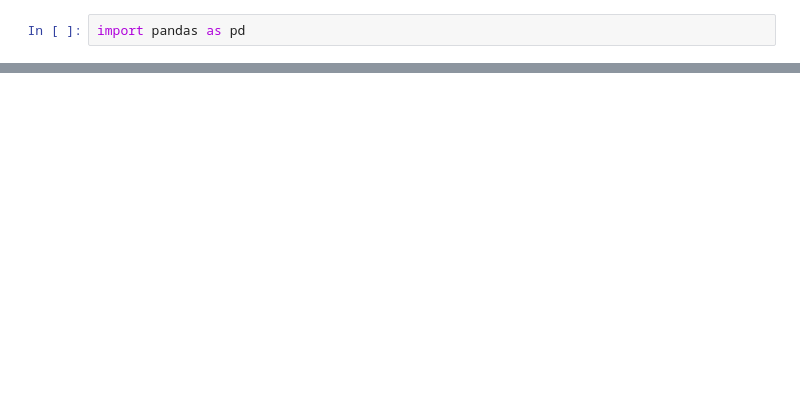
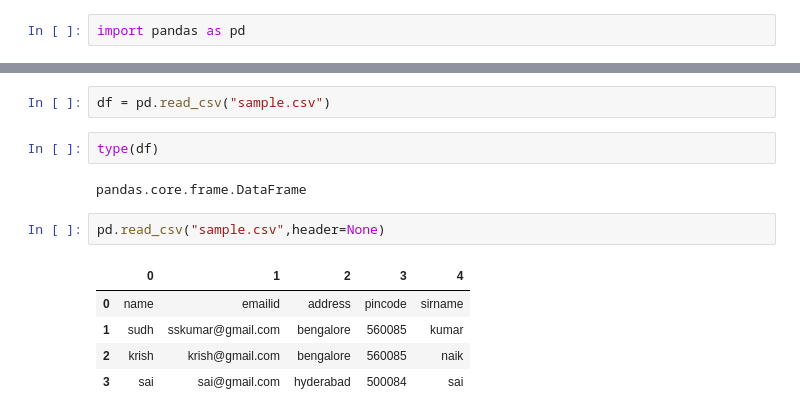
Before and after one commit to saiteja8888/DataScience, a Jupyter notebook: Python_Libraries/1_Pandas.ipynb, the cells around one changed output, grey strips where cells are left out. Saved outputs shown, nothing was run; the diff lists cells and outputs as text; blank space fills up the shorter version.

Commit message:
pandas

```diff
--- a/Python_Libraries/1_Pandas.ipynb
+++ b/Python_Libraries/1_Pandas.ipynb
@@ -16,0 +14,14 @@ df = pd.read_html('https://www.basketball-reference.com/leagues/NBA_2015_totals.
+# %%
+df = pd.read_csv("sample.csv")
+# %%
+type(df)
+# %% [output]
+pandas.core.frame.DataFrame
+# %%
+pd.read_csv("sample.csv",header=None)
+# %% [output]
+|  | 0 | 1 | 2 | 3 | 4 |
+| 0 | name | emailid | address | pincode | sirname |
+| 1 | sudh | sskumar@gmail.com | bengalore | 560085 | kumar |
+| 2 | krish | krish@gmail.com | bengalore | 560085 | naik |
+| 3 | sai | sai@gmail.com | hyderabad | 500084 | sai |
```
Also changed, not shown: parts of 116 cells of this notebook, 4 other files.
